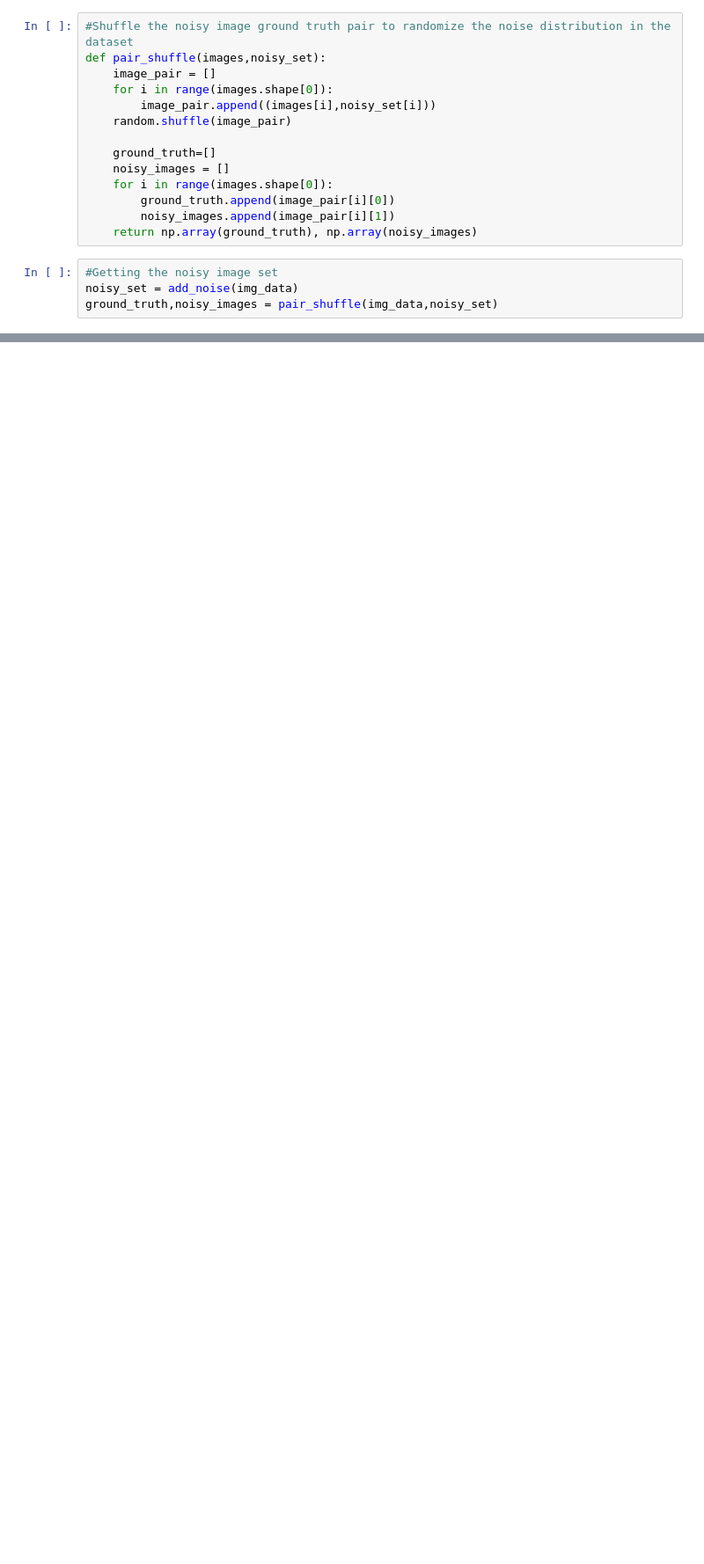
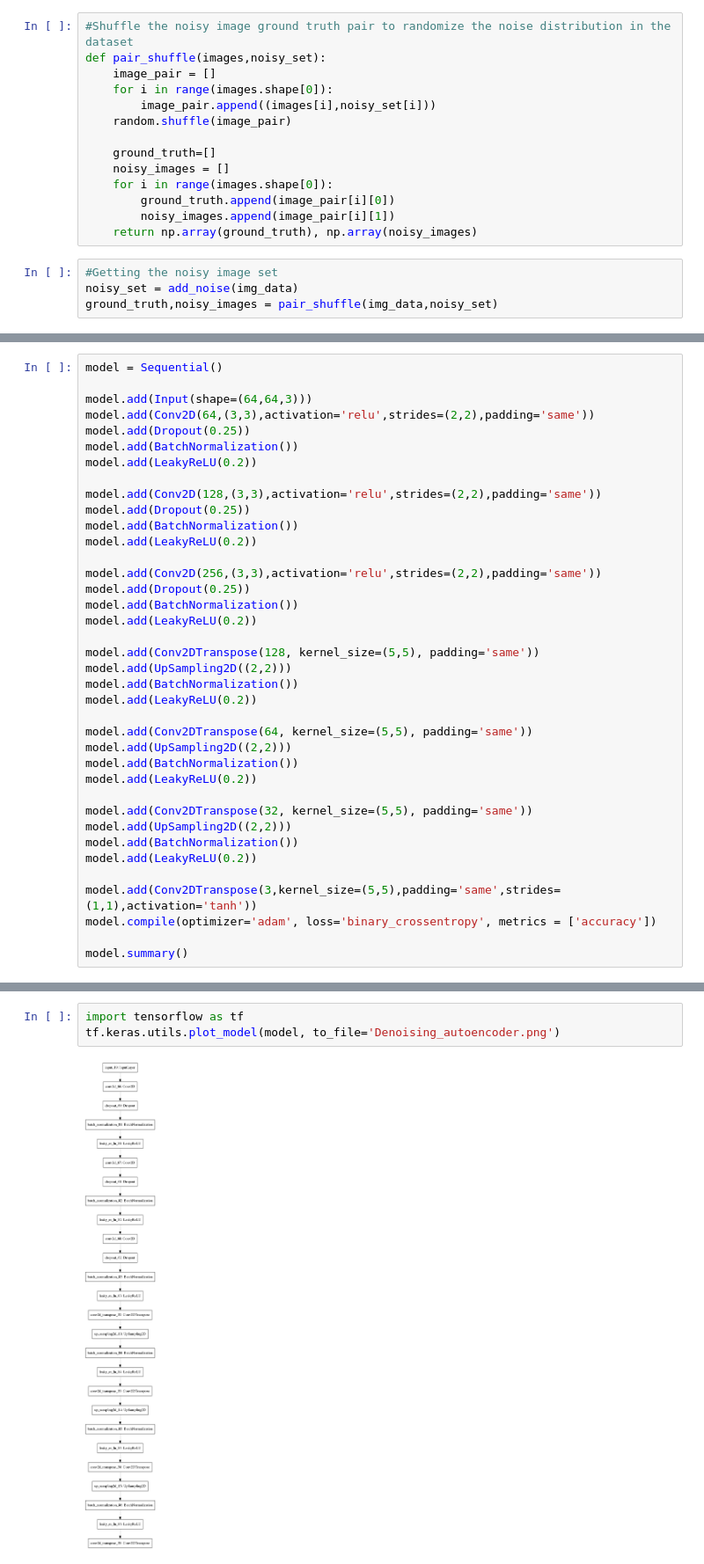
Before and after one commit to 101vinayak/Image_Denoising_Project, a Jupyter notebook: Data_Preprocessing.ipynb, the cells around one changed output, grey strips where cells are left out. Shown: that part at 88% size. Saved outputs shown, nothing was run; the diff lists cells and outputs as text; blank space fills up the shorter version.

```diff
--- a/Data_Preprocessing.ipynb
+++ b/Data_Preprocessing.ipynb
@@ -223,0 +261,38 @@ k.InputLayer
+# %%
+model = Sequential()
+
+model.add(Input(shape=(64,64,3)))
+model.add(Conv2D(64,(3,3),activation='relu',strides=(2,2),padding='same'))
+model.add(Dropout(0.25))
+model.add(BatchNormalization())
+model.add(LeakyReLU(0.2))
+
+model.add(Conv2D(128,(3,3),activation='relu',strides=(2,2),padding='same'))
+model.add(Dropout(0.25))
+model.add(BatchNormalization())
+model.add(LeakyReLU(0.2))
+
+model.add(Conv2D(256,(3,3),activation='relu',strides=(2,2),padding='same'))
+model.add(Dropout(0.25))
+model.add(BatchNormalization())
+model.add(LeakyReLU(0.2))
+
+model.add(Conv2DTranspose(128, kernel_size=(5,5), padding='same'))
+model.add(UpSampling2D((2,2)))
+model.add(BatchNormalization())
+model.add(LeakyReLU(0.2))
+
+model.add(Conv2DTranspose(64, kernel_size=(5,5), padding='same'))
+model.add(UpSampling2D((2,2)))
+model.add(BatchNormalization())
+model.add(LeakyReLU(0.2))
+
+model.add(Conv2DTranspose(32, kernel_size=(5,5), padding='same'))
+model.add(UpSampling2D((2,2)))
+model.add(BatchNormalization())
+model.add(LeakyReLU(0.2))
+
+model.add(Conv2DTranspose(3,kernel_size=(5,5),padding='same',strides=(1,1),activation='tanh'))
+model.compile(optimizer='adam', loss='binary_crossentropy', metrics = ['accuracy'])
+
+model.summary()
@@ -223,0 +317,5 @@ k.InputLayer
+# %%
+import tensorflow as tf
+tf.keras.utils.plot_model(model, to_file='Denoising_autoencoder.png')
+# %% [output]
+[figure, added]
```
Also changed, not shown: parts of 19 cells of this notebook.
